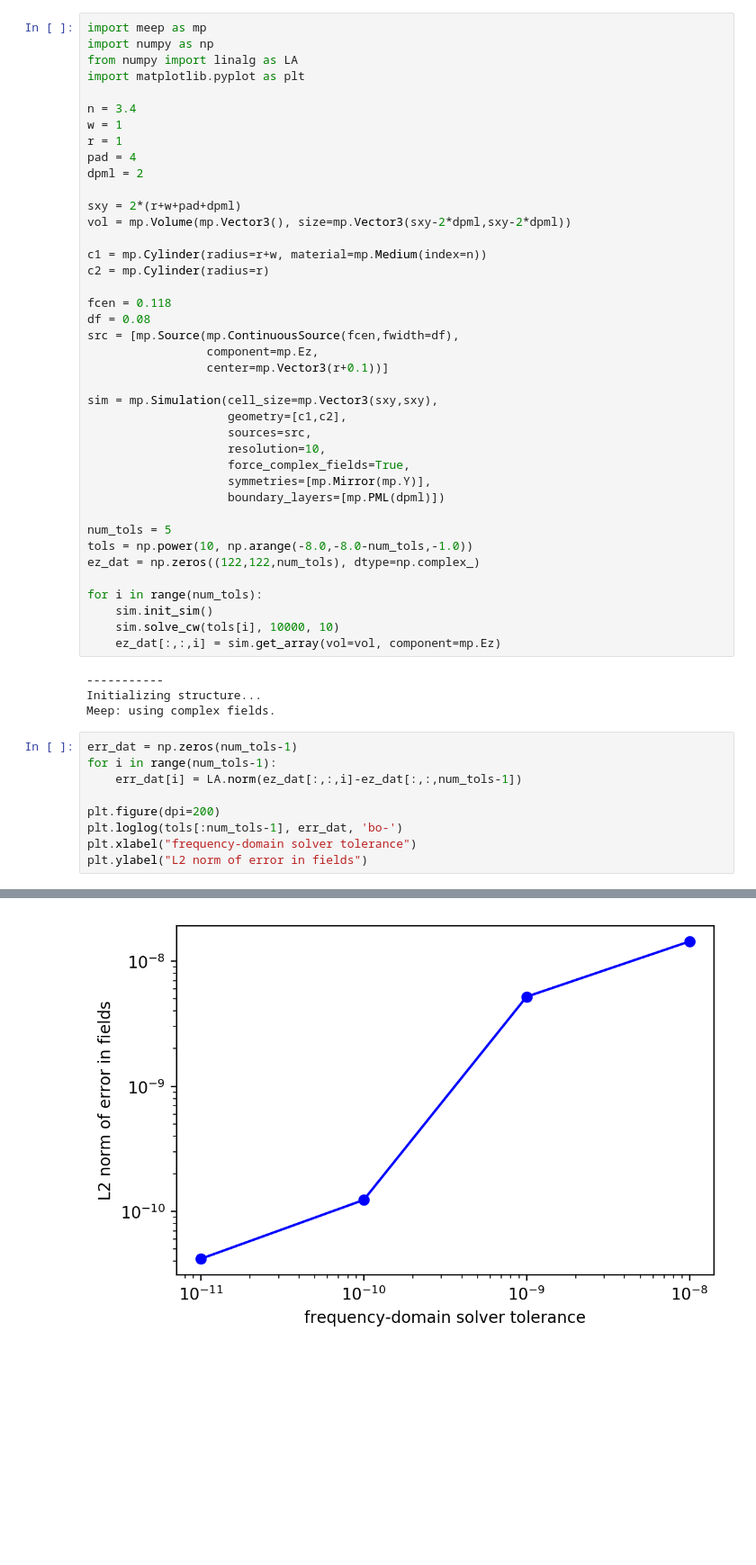
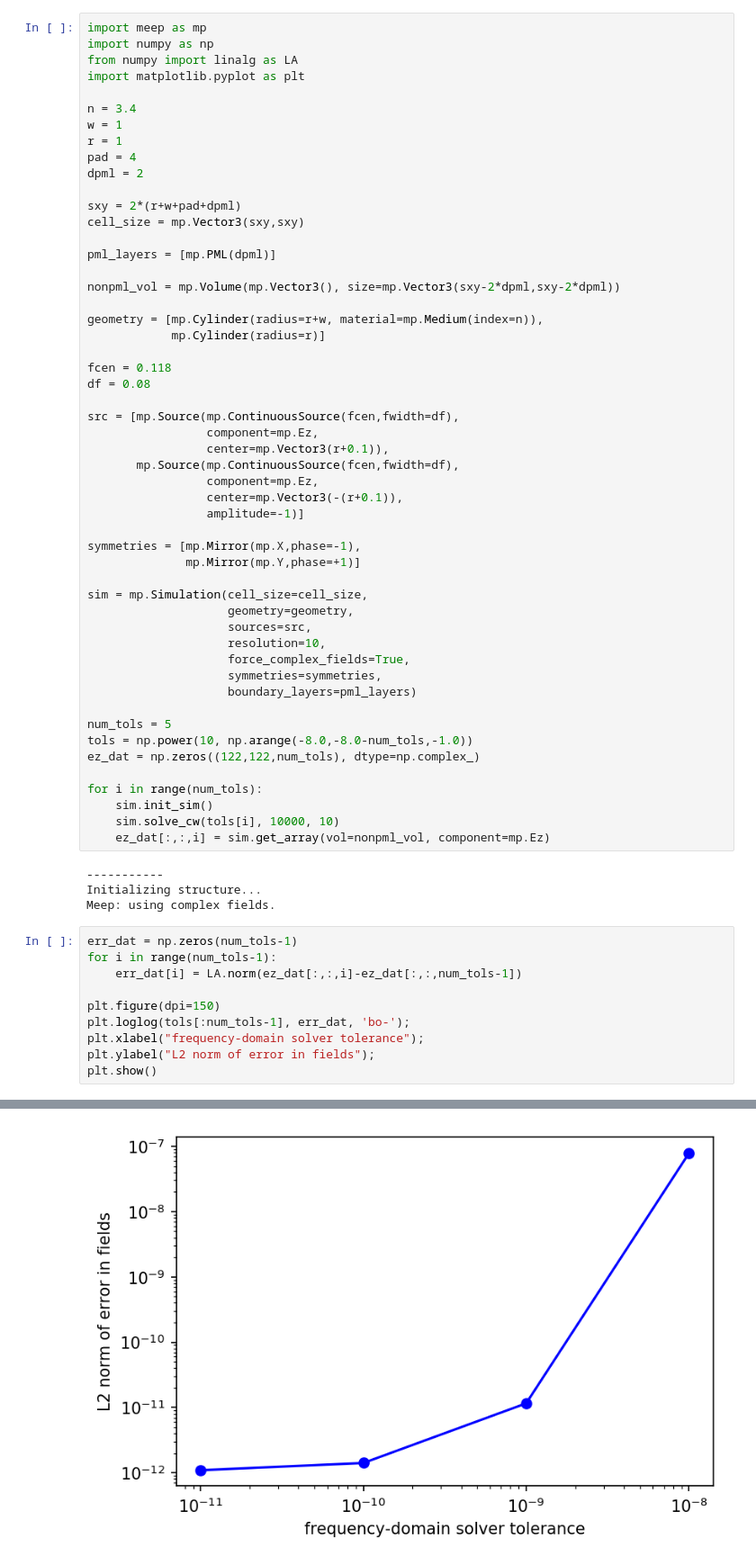
Before and after one commit to NanoComp/meep, a Jupyter notebook: python/examples/solve-cw.ipynb, the cells around one changed output, grey strips where cells are left out. Shown: that part at 90% size. Drawn from its saved outputs; the diff is of its cells as text; blank space fills up the shorter version.

```diff
--- a/python/examples/solve-cw.ipynb
+++ b/python/examples/solve-cw.ipynb
@@ -11,24 +11,36 @@ pad = 4
 dpml = 2
 
 sxy = 2*(r+w+pad+dpml)
-vol = mp.Volume(mp.Vector3(), size=mp.Vector3(sxy-2*dpml,sxy-2*dpml))
+cell_size = mp.Vector3(sxy,sxy)
 
-c1 = mp.Cylinder(radius=r+w, material=mp.Medium(index=n))
-c2 = mp.Cylinder(radius=r)
+pml_layers = [mp.PML(dpml)]
+
+nonpml_vol = mp.Volume(mp.Vector3(), size=mp.Vector3(sxy-2*dpml,sxy-2*dpml))
+
+geometry = [mp.Cylinder(radius=r+w, material=mp.Medium(index=n)),
+            mp.Cylinder(radius=r)]
 
 fcen = 0.118
 df = 0.08
+
 src = [mp.Source(mp.ContinuousSource(fcen,fwidth=df),
                  component=mp.Ez,
-                 center=mp.Vector3(r+0.1))]
+                 center=mp.Vector3(r+0.1)),
+       mp.Source(mp.ContinuousSource(fcen,fwidth=df),
+                 component=mp.Ez,
+                 center=mp.Vector3(-(r+0.1)),
+                 amplitude=-1)]
 
-sim = mp.Simulation(cell_size=mp.Vector3(sxy,sxy),
-                    geometry=[c1,c2],
+symmetries = [mp.Mirror(mp.X,phase=-1),
+              mp.Mirror(mp.Y,phase=+1)]
+
+sim = mp.Simulation(cell_size=cell_size,
+                    geometry=geometry,
                     sources=src,
                     resolution=10,
                     force_complex_fields=True,
-                    symmetries=[mp.Mirror(mp.Y)],
-                    boundary_layers=[mp.PML(dpml)])
+                    symmetries=symmetries,
+                    boundary_layers=pml_layers)
 
 num_tols = 5
 tols = np.power(10, np.arange(-8.0,-8.0-num_tols,-1.0))
@@ -37,7 +49,7 @@ ez_dat = np.zeros((122,122,num_tols), dtype=np.complex_)
 for i in range(num_tols):
     sim.init_sim()
     sim.solve_cw(tols[i], 10000, 10)
-    ez_dat[:,:,i] = sim.get_array(vol=vol, component=mp.Ez)
+    ez_dat[:,:,i] = sim.get_array(vol=nonpml_vol, component=mp.Ez)
 # %% [output]
 -----------
 Initializing structure...
@@ -47,8 +59,9 @@ err_dat = np.zeros(num_tols-1)
 for i in range(num_tols-1):
     err_dat[i] = LA.norm(ez_dat[:,:,i]-ez_dat[:,:,num_tols-1])
 
-plt.figure(dpi=200)
-plt.loglog(tols[:num_tols-1], err_dat, 'bo-')
-plt.xlabel("frequency-domain solver tolerance")
-plt.ylabel("L2 norm of error in fields")
+plt.figure(dpi=150)
+plt.loglog(tols[:num_tols-1], err_dat, 'bo-');
+plt.xlabel("frequency-domain solver tolerance");
+plt.ylabel("L2 norm of error in fields");
+plt.show()
 # %% [output]
@@ -56,2 +68,2 @@ Text(0, 0.5, 'L2 norm of error in fields')
-[figure, old version]
+[figure, new version]
 # %%
```
Also changed, not shown: parts of 4 cells of this notebook, 13 other files.
